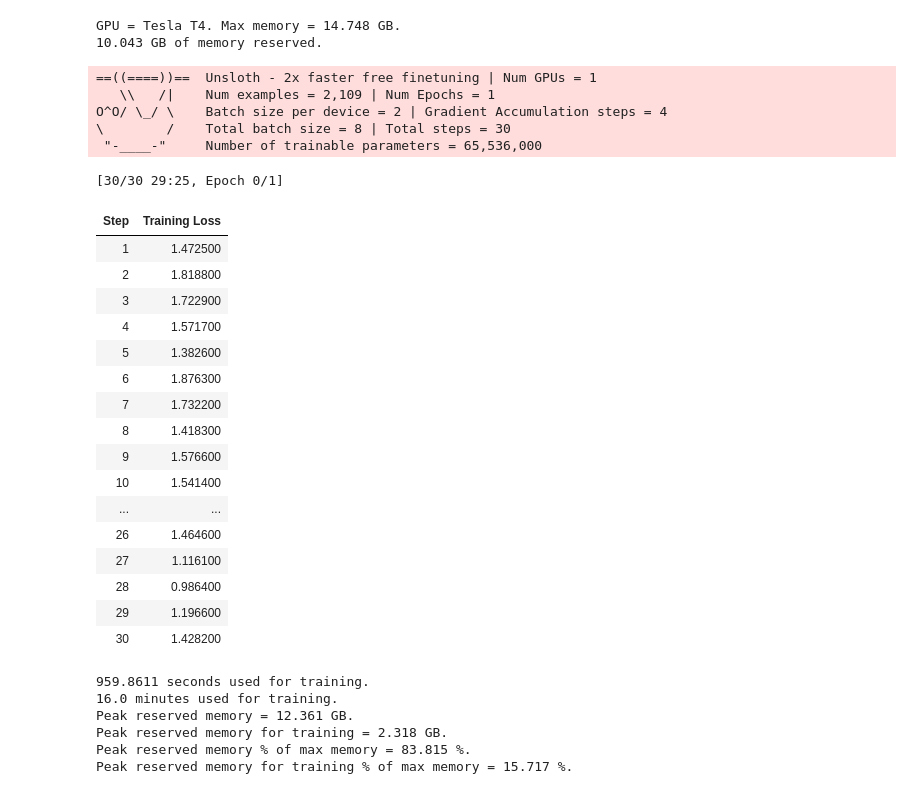
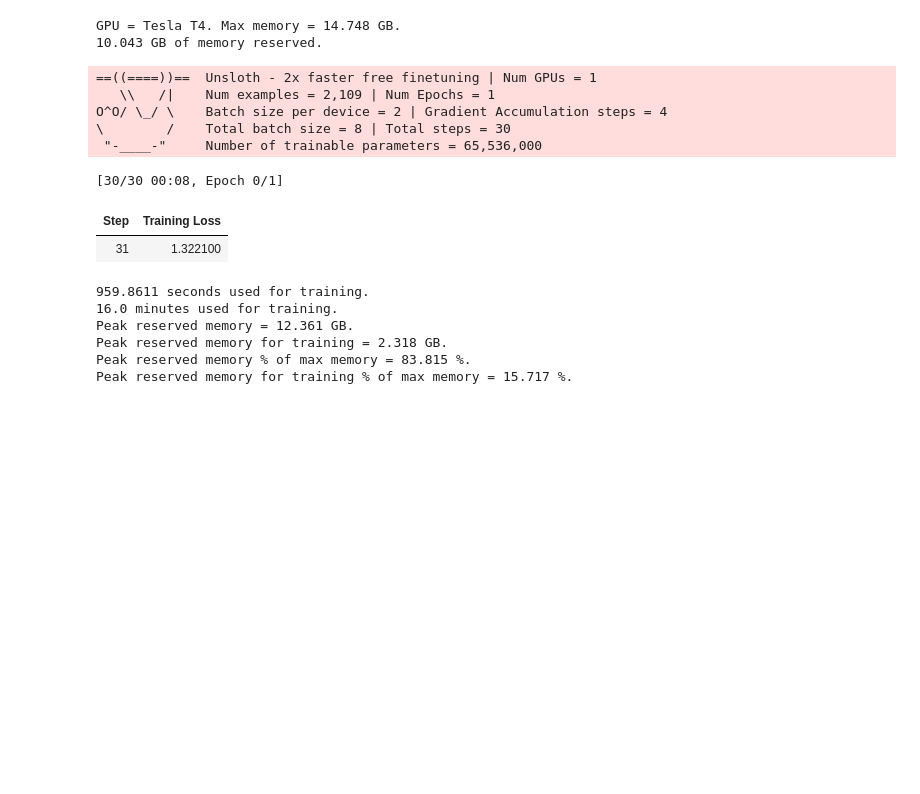
Before and after one commit to Banhkun/unsloth, a Jupyter notebook: nb/Phi_4-Conversational.ipynb, the cells around one changed output. Saved outputs shown, nothing was run; the diff lists cells and outputs as text; code cells hidden in the pictures; blank space fills up the shorter version.

```diff
--- a/nb/Phi_4-Conversational.ipynb
+++ b/nb/Phi_4-Conversational.ipynb
@@ -104,4 +103,4 @@ We now use the `Phi-4` format for conversation style finetunes. We use [Maxime L
 We use our `get_chat_template` function to get the correct chat template. We support `zephyr, chatml, mistral, llama, alpaca, vicuna, vicuna_old, phi3, phi4, llama3` and more.
 # %%
 import pandas as pd
-df = pd.read_pickle("/content/whole_data_UC4.pkl")
+df = pd.read_pickle("/content/drive/MyDrive/whole_data_UC4.pkl")
@@ -231,2 +194,0 @@ print(string)
-# %%
-UC4_dataset[5]["combined_text"] = string
@@ -257,7 +215,7 @@ trainer = SFTTrainer(
         gradient_accumulation_steps = 4,
         warmup_steps = 5,
         num_train_epochs = 1, # Set this for 1 full training run.
-        max_steps = 30,
+        max_steps = 9999,
         learning_rate = 2e-4,
         fp16 = not is_bfloat16_supported(),
         bf16 = is_bfloat16_supported(),
@@ -266,7 +224,7 @@ trainer = SFTTrainer(
         weight_decay = 0.01,
         lr_scheduler_type = "linear",
         seed = 3407,
-        output_dir = "/content/drive",
+        output_dir = "/content/drive/MyDrive",
         report_to = "none", # Use this for WandB etc
     ),
 )
@@ -306,31 +264,16 @@ print(f"{start_gpu_memory} GB of memory reserved.")
 GPU = Tesla T4. Max memory = 14.748 GB.
 10.043 GB of memory reserved.
 # %%
-trainer_stats = trainer.train(resume_from_checkpoint="/content/outputs/checkpoint-30")
+trainer_stats = trainer.train(resume_from_checkpoint="/content/drive/MyDrive/checkpoint-30")
 # %% [output]
 ==((====))==  Unsloth - 2x faster free finetuning | Num GPUs = 1
    \\   /|    Num examples = 2,109 | Num Epochs = 1
 O^O/ \_/ \    Batch size per device = 2 | Gradient Accumulation steps = 4
 \        /    Total batch size = 8 | Total steps = 30
  "-____-"     Number of trainable parameters = 65,536,000
-[30/30 29:25, Epoch 0/1]
+[30/30 00:08, Epoch 0/1]
 | Step | Training Loss |
-| 1 | 1.472500 |
-| 2 | 1.818800 |
-| 3 | 1.722900 |
-| 4 | 1.571700 |
-| 5 | 1.382600 |
-| 6 | 1.876300 |
-| 7 | 1.732200 |
-| 8 | 1.418300 |
-| 9 | 1.576600 |
-| 10 | 1.541400 |
-| ... | ... |
-| 26 | 1.464600 |
-| 27 | 1.116100 |
-| 28 | 0.986400 |
-| 29 | 1.196600 |
-| 30 | 1.428200 |
+| 31 | 1.322100 |
 # %%
 # @title Show final memory and time stats
 used_memory = round(torch.cuda.max_memory_reserved() / 1024 / 1024 / 1024, 3)
```
Also changed, not shown: parts of 15 cells of this notebook.
